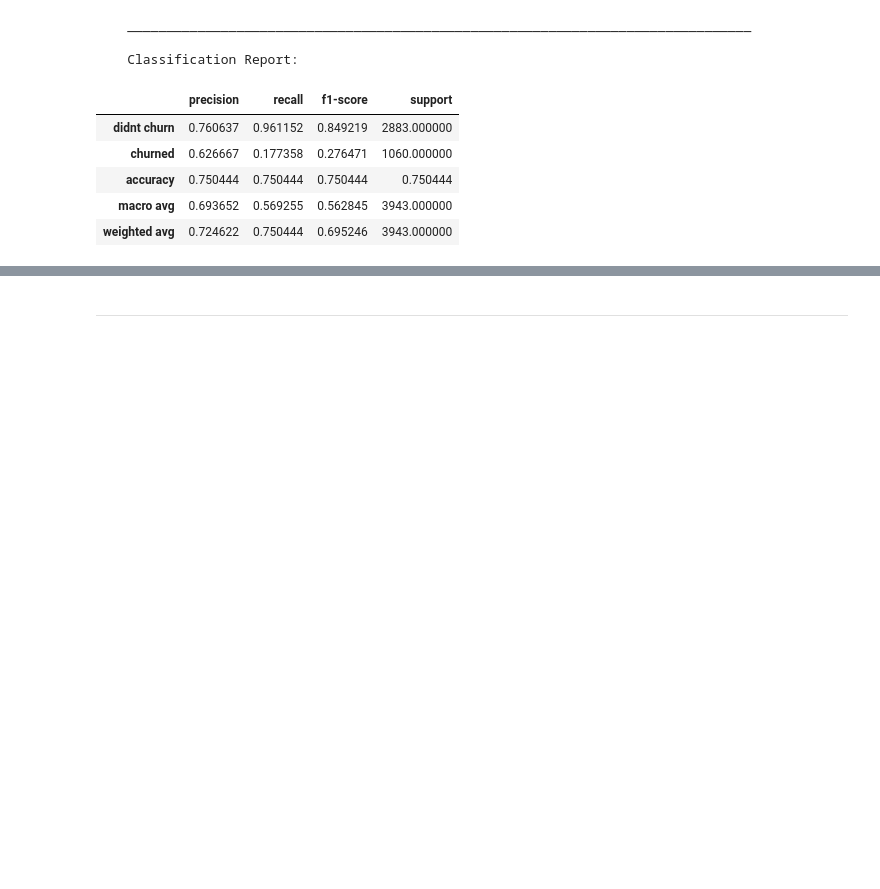
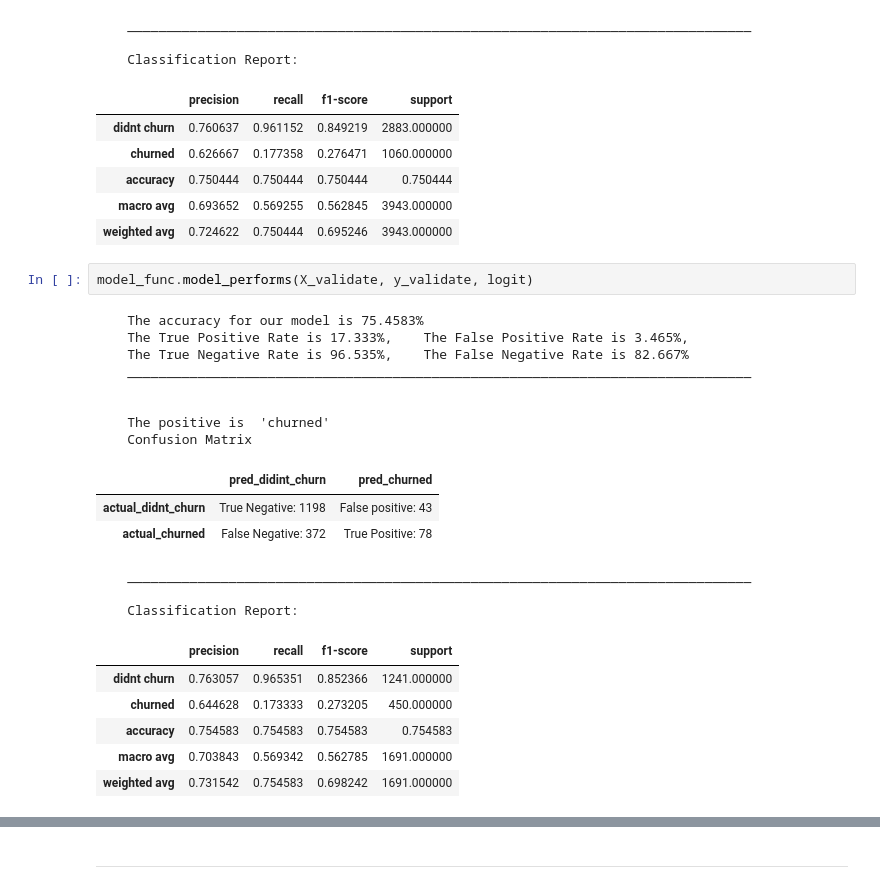
Before and after one commit to natasharivers/Classification_Projec, a Jupyter notebook: Final_Notebook.ipynb, the cells around one changed output, grey strips where cells are left out. Saved outputs shown, nothing was run; the diff lists cells and outputs as text; blank space fills up the shorter version.

Commit message:
add models to final

```diff
--- a/Final_Notebook.ipynb
+++ b/Final_Notebook.ipynb
@@ -491,3 +489,26 @@ model_func.model_performs(X_train, y_train, logit)
 | accuracy | 0.750444 | 0.750444 | 0.750444 | 0.750444 |
 | macro avg | 0.693652 | 0.569255 | 0.562845 | 3943.000000 |
 | weighted avg | 0.724622 | 0.750444 | 0.695246 | 3943.000000 |
+# %%
+model_func.model_performs(X_validate, y_validate, logit)
+# %% [output]
+    The accuracy for our model is 75.4583%
+    The True Positive Rate is 17.333%,    The False Positive Rate is 3.465%,
+    The True Negative Rate is 96.535%,    The False Negative Rate is 82.667%
+    ________________________________________________________________________________
+
+
+    The positive is  'churned'
+    Confusion Matrix
+|  | pred_didint_churn | pred_churned |
+| actual_didnt_churn | True Negative: 1198 | False positive: 43 |
+| actual_churned | False Negative: 372 | True Positive: 78 |
+    ________________________________________________________________________________
+
+    Classification Report:
+|  | precision | recall | f1-score | support |
+| didnt churn | 0.763057 | 0.965351 | 0.852366 | 1241.000000 |
+| churned | 0.644628 | 0.173333 | 0.273205 | 450.000000 |
+| accuracy | 0.754583 | 0.754583 | 0.754583 | 0.754583 |
+| macro avg | 0.703843 | 0.569342 | 0.562785 | 1691.000000 |
+| weighted avg | 0.731542 | 0.754583 | 0.698242 | 1691.000000 |
```
Also changed, not shown: parts of 21 cells of this notebook.
